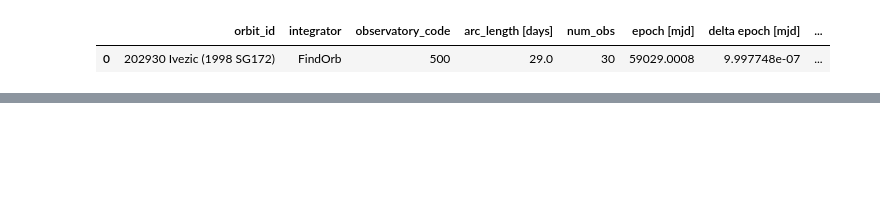
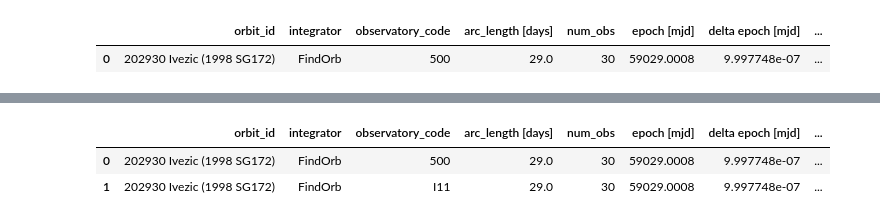
Before and after one commit to B612-Asteroid-Institute/orb_it, a Jupyter notebook: demo/orb_it_demo.ipynb, the cells around one changed output, grey strips where cells are left out. Drawn from its saved outputs; the diff is of its cells as text; code cells hidden in the pictures; blank space fills up the shorter version.

```diff
--- a/demo/orb_it_demo.ipynb
+++ b/demo/orb_it_demo.ipynb
@@ -48,0 +135,7 @@ NOTE: Will add more features to this demo when I get more time in the future!
+# %%
+obs = ['500','I11']
+runTest(ivezic,obs,dts[0],astrometric_error=errors[0],backend=FINDORB())
+# %% [output]
+|  | orbit_id | integrator | observatory_code | arc_length [days] | num_obs | epoch [mjd] | delta epoch [mjd] | ... |
+| 0 | 202930 Ivezic (1998 SG172) | FindOrb | 500 | 29.0 | 30 | 59029.0008 | 9.997748e-07 | ... |
+| 1 | 202930 Ivezic (1998 SG172) | FindOrb | I11 | 29.0 | 30 | 59029.0008 | 9.997748e-07 | ... |
```
Also changed, not shown: parts of 24 cells of this notebook, 1 other file.
